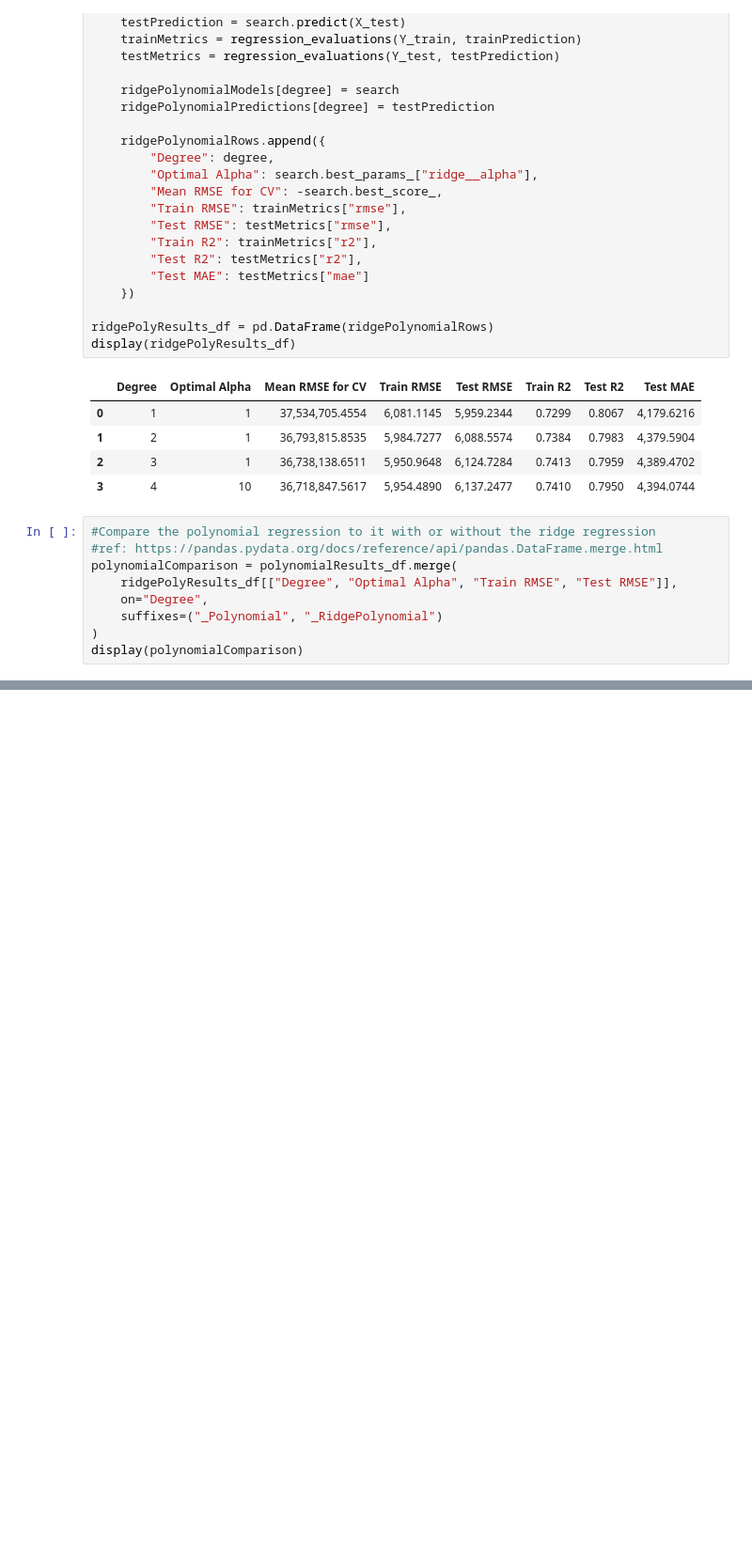
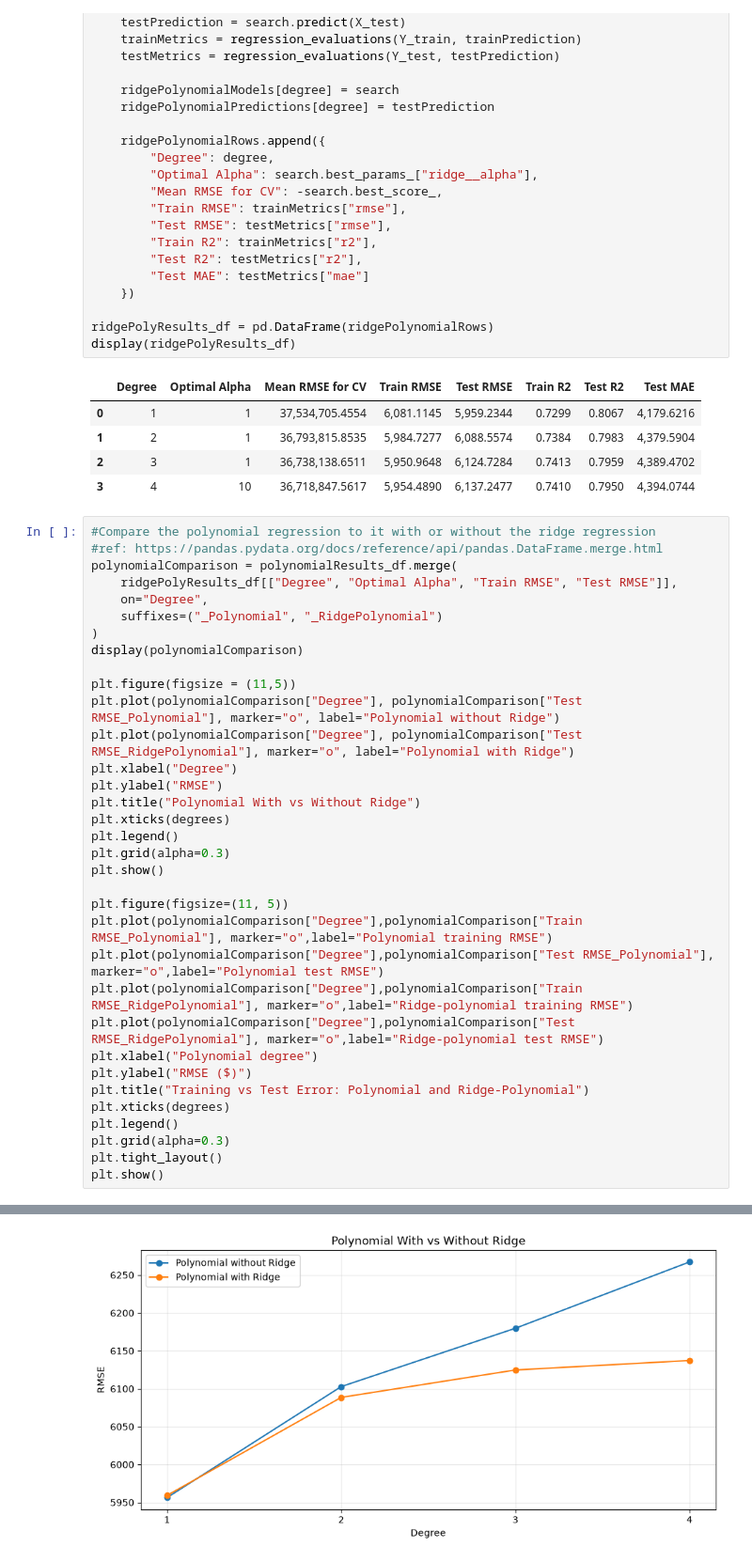
Before and after one commit to FMarkett11/CS412_Medical_Insurance_Predictor_Comparison, a Jupyter notebook: MedInsurance.ipynb, the cells around one changed output, grey strips where cells are left out. Shown at 94% size. Saved outputs shown, nothing was run; the diff lists cells and outputs as text; blank space fills up the shorter version.

Commit message:
Plotted differences in polynomial with vs without ridge regularization.

```diff
--- a/MedInsurance.ipynb
+++ b/MedInsurance.ipynb
@@ -574,15 +574,41 @@ display(ridgePolyResults_df)
 # %%
 #Compare the polynomial regression to it with or without the ridge regression
 #ref: https://pandas.pydata.org/docs/reference/api/pandas.DataFrame.merge.html
 polynomialComparison = polynomialResults_df.merge(
     ridgePolyResults_df[["Degree", "Optimal Alpha", "Train RMSE", "Test RMSE"]],
     on="Degree",
     suffixes=("_Polynomial", "_RidgePolynomial")
 )
 display(polynomialComparison)
+
+plt.figure(figsize = (11,5))
+plt.plot(polynomialComparison["Degree"], polynomialComparison["Test RMSE_Polynomial"], marker="o", label="Polynomial without Ridge")
+plt.plot(polynomialComparison["Degree"], polynomialComparison["Test RMSE_RidgePolynomial"], marker="o", label="Polynomial with Ridge")
+plt.xlabel("Degree")
+plt.ylabel("RMSE")
+plt.title("Polynomial With vs Without Ridge")
+plt.xticks(degrees)
+plt.legend()
+plt.grid(alpha=0.3)
+plt.show()
+
+plt.figure(figsize=(11, 5))
+plt.plot(polynomialComparison["Degree"],polynomialComparison["Train RMSE_Polynomial"], marker="o",label="Polynomial training RMSE")
+plt.plot(polynomialComparison["Degree"],polynomialComparison["Test RMSE_Polynomial"], marker="o",label="Polynomial test RMSE")
+plt.plot(polynomialComparison["Degree"],polynomialComparison["Train RMSE_RidgePolynomial"], marker="o",label="Ridge-polynomial training RMSE")
+plt.plot(polynomialComparison["Degree"],polynomialComparison["Test RMSE_RidgePolynomial"], marker="o",label="Ridge-polynomial test RMSE")
+plt.xlabel("Polynomial degree")
+plt.ylabel("RMSE ($)")
+plt.title("Training vs Test Error: Polynomial and Ridge-Polynomial")
+plt.xticks(degrees)
+plt.legend()
+plt.grid(alpha=0.3)
+plt.tight_layout()
+plt.show()
 # %% [output]
 |  | Degree | Train RMSE_Polynomial | Test RMSE_Polynomial | Train R2 | Test R2 | Test MAE | Optimal Alpha | ... |
 | 0 | 1 | 6,081.1069 | 5,956.3429 | 0.7299 | 0.8069 | 4,177.0456 | 1 | ... |
 | 1 | 2 | 5,984.1323 | 6,102.8112 | 0.7385 | 0.7973 | 4,404.3213 | 1 | ... |
 | 2 | 3 | 5,923.2803 | 6,179.7718 | 0.7437 | 0.7922 | 4,341.8746 | 1 | ... |
 | 3 | 4 | 5,878.5931 | 6,267.2979 | 0.7476 | 0.7862 | 4,399.3675 | 10 | ... |
+[figure, added]
```
Also changed, not shown: parts of 1 cell of this notebook.
